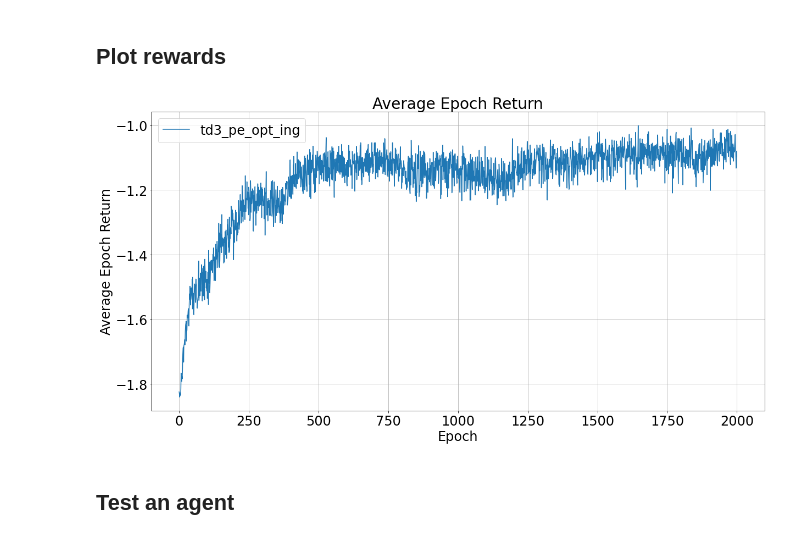
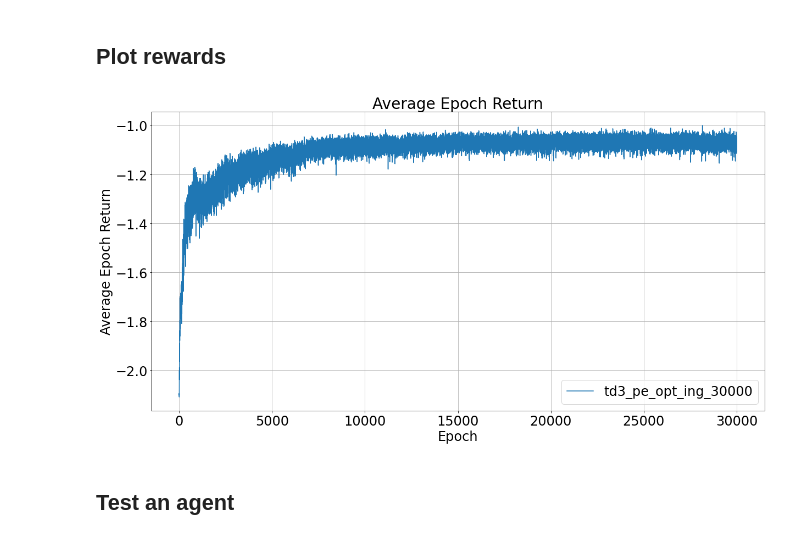
Before and after one commit to YanXiong-UCAS/Gyro_MBRL, a Jupyter notebook: Gyro_MBRL/code/Basic_code/td3_reward_function_comparision/reward_testing.ipynb, the cells around one changed output. Drawn from its saved outputs; the diff is of its cells as text; code cells hidden in the pictures.

```diff
--- a/Gyro_MBRL/code/Basic_code/td3_reward_function_comparision/reward_testing.ipynb
+++ b/Gyro_MBRL/code/Basic_code/td3_reward_function_comparision/reward_testing.ipynb
@@ -53,35 +53,35 @@ plt.xlabel('Epoch',fontsize=24)
 plt.xticks(fontsize=24)
 plt.ylabel('Average Epoch Return',fontsize=24)
 plt.yticks(fontsize=24)
 plt.grid()
 
 
-agent_paths = ['td3_pe_opt_ing']
+agent_paths = ['td3_pe_opt_ing_30000']
 # agent_paths = ['sac_q', 'sac_a', 'sac_n', 'sac_n_2505', 'sac_q_ep', 'sac_q_p', 'sac_q_b', 'sac_n_b', 'sac_s', 'sac_p01e40', 'sac_p01e80', 'sac_p005', 'sac_p05', 'sac_p01', 'sac_e10', 'sac_e20', 'sac_e40', 'sac_p005_gamma095', 'sac_p005_gamma1']   # 'sac_q_e'训练了2000次
 # agent_paths = ['ddpg_a','ddpg_n','ddpg_n_b','ddpg_q','ddpg_q_b','ddpg_q_e','ddpg_q_ep','ddpg_q_p','ddpg_s']
 # agent_paths = ['ddpg_p005','ddpg_p01','ddpg_p05','ddpg_p005_gamma095','ddpg_p005_gamma1']
 # agent_paths = ['ddpg_e10','ddpg_e20','ddpg_e40','ddpg_p01e40','ddpg_p01e80']
 # agent_paths = ['ddpg_e10_2000epochs','ddpg_e20_2000epochs','ddpg_e40_2000epochs',
 #                'ddpg_p01e40_2000epochs','ddpg_p01e80_2000epochs']
 
 for agent_path in agent_paths[:]:
     progress = read_progress(agent_path)   # ddpg是19维度，sac是27维度，需要分别绘制
     plt.plot(np.arange(progress.shape[0]), progress[:,1]/abs(max(progress[:,1])))
 #     plt.fill_between(np.arange(progress.shape[0]), progress[:,3], progress[:,4], alpha=0.5)
 #     plt.fill_between(np.arange(progress.shape[0]), progress[:,1]+progress[:,2], progress[:,1]-progress[:,2], alpha=0.5)
 
 # plt.xlim([0,500])
 # plt.ylim([-2000,0])
 plt.legend(agent_paths,fontsize=24)
 # plt.legend(['Q','A','N','EP','QP','QE','QB','NB', 'S', 'PE0140', 'PE0180', 'Power005', 'Power05', 'Power01', 'Exponential10', 'Exponential20', 'Exponential40', 'Power005_gamma095', 'Power005_gamma1'],fontsize=16)
 # plt.legend([r'p=0.05,$\gamma$=0.995','p=0.1,$\gamma$=0.995','p=0.5,$\gamma$=0.995','p=0.05,$\gamma$=0.95'],fontsize=24)
 # plt.legend(['c=-10','c=-20','c=-40'],fontsize=24)
 # plt.savefig('quad_epoch.png')
 # plt.savefig('power_epoch.png')
 # plt.savefig('exp_epoch.png')
 plt.savefig('tmp.png')
 # %% [output]
-[figure, old version]
+[figure, new version]
 # %% [markdown]
 ## Test an agent
 # %%
```
Also changed, not shown: parts of 3 cells of this notebook, 10 other files.
